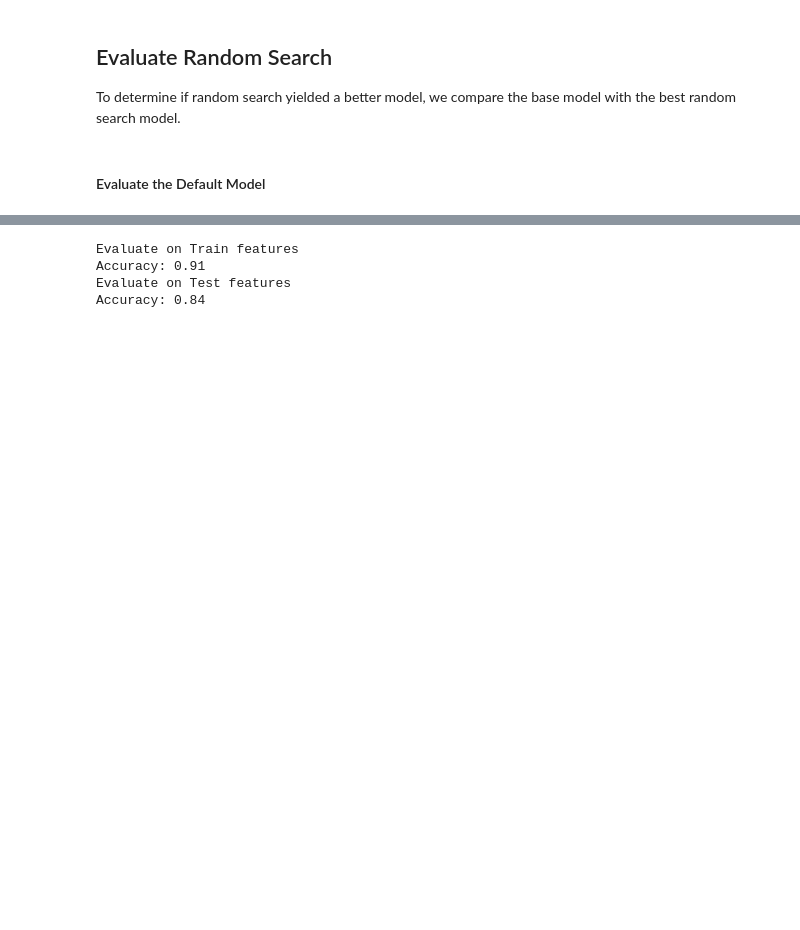
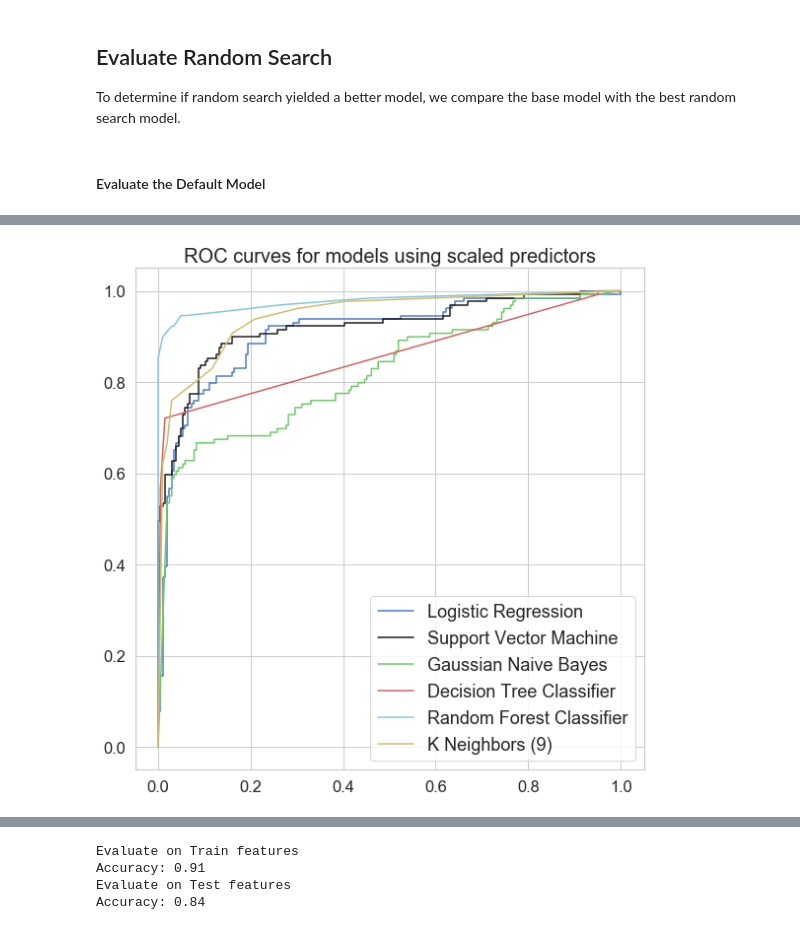
Before and after one commit to yusufarslanpolat/Springboard, a Jupyter notebook: Capstone-2/systemcall-anomaly-detection/logreg_on_adfa_ld.ipynb, the cells around one changed output, grey strips where cells are left out. Saved outputs shown, nothing was run; the diff lists cells and outputs as text; code cells hidden in the pictures; blank space fills up the shorter version.

```diff
--- a/Capstone-2/systemcall-anomaly-detection/logreg_on_adfa_ld.ipynb
+++ b/Capstone-2/systemcall-anomaly-detection/logreg_on_adfa_ld.ipynb
@@ -1224,0 +1304,15 @@ def evaluate(model, test_features, test_labels):
+# %%
+# plot ROC curves of estimators on scaled predictors
+
+plt.figure(figsize = (8, 8))
+plt.title("ROC curves for models using scaled predictors", fontsize = 20)
+
+for i,j in enumerate(estimators):
+    scaled_params = roc_params(estimators[i], X_train_std, X_test_std)
+    plt.plot(scaled_params[0], scaled_params[1], colors[i], label = names[i])
+
+plt.legend(loc = 4, prop={'size': 18})
+plt.tight_layout()
+plt.show()
+# %% [output]
+[figure, added]
```
Also changed, not shown: parts of 12 cells of this notebook, 4 other files.
